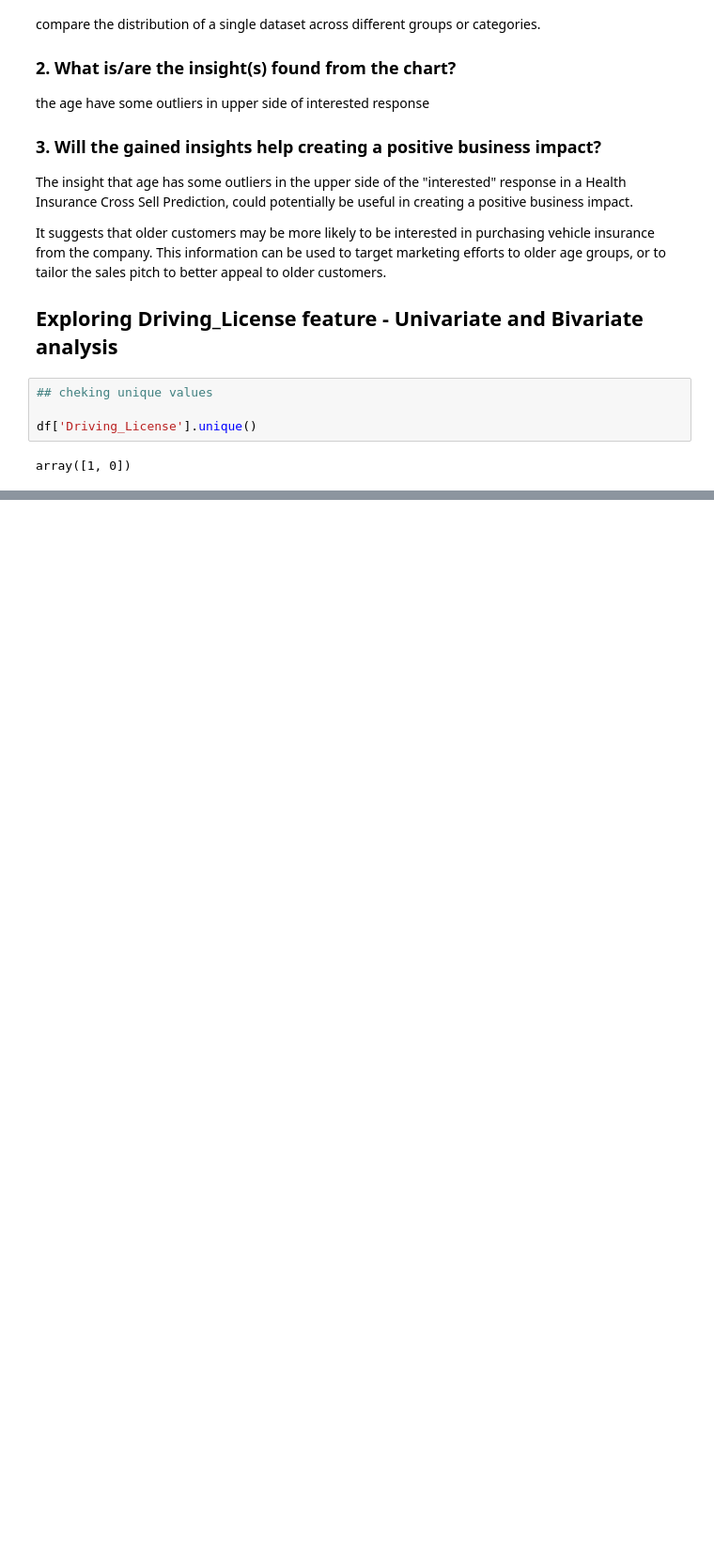
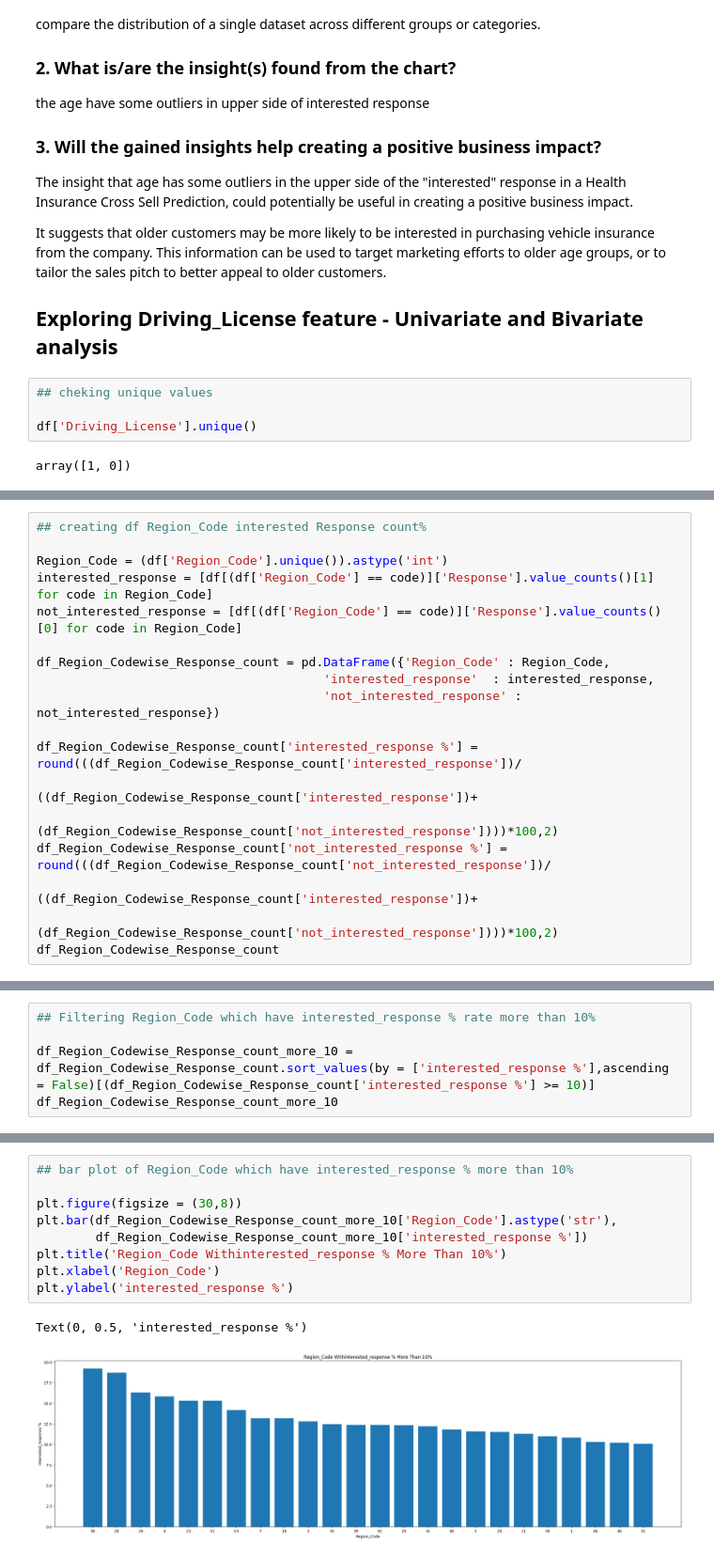
Before and after one commit to rajkumarshedage/Health-Insurance-Cross-Sell-Prediction, a Jupyter notebook: Health_Insurance_Cross_Sell_Prediction_.ipynb, the cells around one changed output, grey strips where cells are left out. Shown: that part at 94% size. Drawn from its saved outputs; the diff is of its cells as text; blank space fills up the shorter version.

```diff
--- a/Health_Insurance_Cross_Sell_Prediction_.ipynb
+++ b/Health_Insurance_Cross_Sell_Prediction_.ipynb
@@ -368,0 +485,18 @@ array([1, 0])
+# %%
+## creating df Region_Code interested Response count%
+
+Region_Code = (df['Region_Code'].unique()).astype('int')
+interested_response = [df[(df['Region_Code'] == code)]['Response'].value_counts()[1] for code in Region_Code]
+not_interested_response = [df[(df['Region_Code'] == code)]['Response'].value_counts()[0] for code in Region_Code]
+
+df_Region_Codewise_Response_count = pd.DataFrame({'Region_Code' : Region_Code,
+                                       'interested_response'  : interested_response,
+                                       'not_interested_response' : not_interested_response})
+
+df_Region_Codewise_Response_count['interested_response %'] = round(((df_Region_Codewise_Response_count['interested_response'])/
+                                                 ((df_Region_Codewise_Response_count['interested_response'])+
+                                                         (df_Region_Codewise_Response_count['not_interested_response'])))*100,2)
+df_Region_Codewise_Response_count['not_interested_response %'] = round(((df_Region_Codewise_Response_count['not_interested_response'])/
+                                                  ((df_Region_Codewise_Response_count['interested_response'])+
+                                                         (df_Region_Codewise_Response_count['not_interested_response'])))*100,2)
+df_Region_Codewise_Response_count
@@ -368,0 +541,5 @@ array([1, 0])
+# %%
+## Filtering Region_Code which have interested_response % rate more than 10%
+
+df_Region_Codewise_Response_count_more_10 = df_Region_Codewise_Response_count.sort_values(by = ['interested_response %'],ascending = False)[(df_Region_Codewise_Response_count['interested_response %'] >= 10)]
+df_Region_Codewise_Response_count_more_10
@@ -368,0 +564,12 @@ array([1, 0])
+# %%
+## bar plot of Region_Code which have interested_response % more than 10%
+
+plt.figure(figsize = (30,8))
+plt.bar(df_Region_Codewise_Response_count_more_10['Region_Code'].astype('str'),
+        df_Region_Codewise_Response_count_more_10['interested_response %'])
+plt.title('Region_Code Withinterested_response % More Than 10%')
+plt.xlabel('Region_Code')
+plt.ylabel('interested_response %')
+# %% [output]
+Text(0, 0.5, 'interested_response %')
+[figure, added]
```
Also changed, not shown: parts of 41 cells of this notebook.
